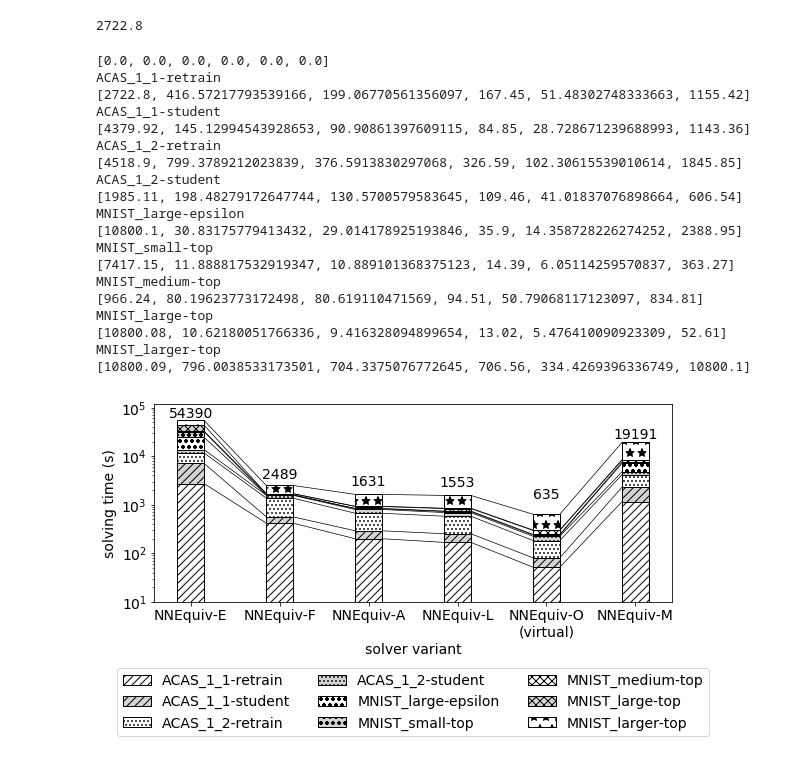
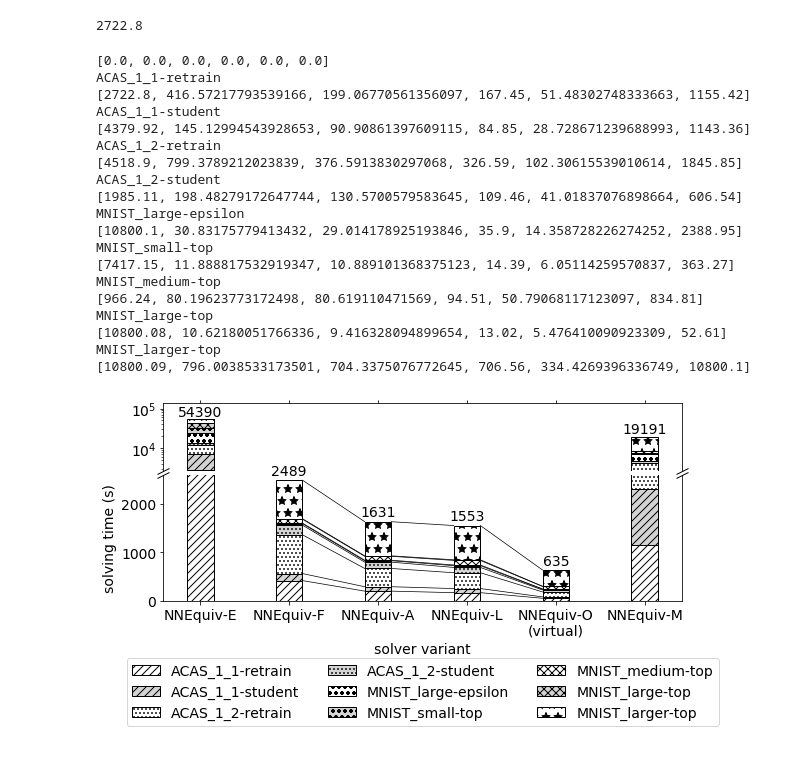
Before and after one commit to samysweb/nnequiv-experiments, a Jupyter notebook: analysis/Solved Instances-Versions-Star.ipynb, the cells around one changed output. Drawn from its saved outputs; the diff is of its cells as text; code cells hidden in the pictures.

```diff
--- a/analysis/Solved Instances-Versions-Star.ipynb
+++ b/analysis/Solved Instances-Versions-Star.ipynb
@@ -119,9 +119,14 @@ benchmarks_labels = {
 }
 plt.rcParams.update({'font.size': 14})
 width=0.3
-fig = plt.figure(figsize=(9,5))
-ax  = fig.add_subplot(111)
-ax.set_position([0.12,0.4,0.8,0.55])
+#fig = plt.figure(figsize=(9,5))
+#ax  = fig.add_subplot(111)
+
+fig, (ax1, ax2) = plt.subplots(2, 1, sharex=True, gridspec_kw={'height_ratios': [1, 3]},figsize=(9,5))
+fig.subplots_adjust(hspace=0.05)  # adjust space between axes
+#ax1.set_position([0.12,0.4,0.8,0.55])
+ax2.set_position([0.12,0.4,0.8,0.35])
+ax1.set_position([0.12,0.76,0.8,0.19])
 bottom = [0.0]*len(labels)
 print(bottom)
 for b in benchmarks:
@@ -150,46 +155,71 @@ for b in benchmarks:
                 vals.append(0)
             else:
                 vals.append(v)
-        if i >= 1 and v is not None and last_val is not None:
-            ax.plot([i-1+(width/2),i-(width/2)],[last_val+bottom[i-1], v+bottom[i]],color='black',linewidth=0.7)
+        if i >= 2 and i < 5 and v is not None and last_val is not None:
+            #ax1.plot([i-1+(width/2),i-(width/2)],[last_val+bottom[i-1], v+bottom[i]],color='black',linewidth=0.7)
+            ax2.plot([i-1+(width/2),i-(width/2)],[last_val+bottom[i-1], v+bottom[i]],color='black',linewidth=0.7)
         last_val=v
     print(benchmarks_labels[b])
     print(vals)
-    ax.bar(labels, vals, 0.3, label=benchmarks_labels[b], bottom=bottom, linewidth=1, edgecolor='black', **next(styles))
+    stylevals = next(styles)
+    ax1.bar(labels, vals, 0.3, label=benchmarks_labels[b], bottom=bottom, linewidth=1, edgecolor='black', **stylevals)
+    ax2.bar(labels, vals, 0.3, label=benchmarks_labels[b], bottom=bottom, linewidth=1, edgecolor='black', **stylevals)
     #ax.plot(labels, vals, label=benchmarks_labels[b], linewidth=1,zorder=10)
     bottom=np.array(bottom)+np.array([v if v is not None else 0 for v in vals])
 for i, b in enumerate(bottom):
-    ax.text(i, b+500,
-                f"{b:.0f}",
-                ha='center', va='bottom', rotation=0)
-ax.set_yscale('log')
+    if i == 0 or i == 5:
+        ax1.text(i, b+500,
+                    f"{b:.0f}",
+                    ha='center', va='bottom', rotation=0)
+    else:
+        ax2.text(i, b+50,
+                    f"{b:.0f}",
+                    ha='center', va='bottom', rotation=0)
+ax1.set_yscale('log')
+ax1.set_ylim(2600,140000)
+ax2.set_ylim(0,2600)
+
+
 #fig.set_figwidth(8)
 #fig.set_figheight(4)
 #plt.ylim((5,90000))
-plt.ylim((10,120000))
-ax.set_ylabel('solving time (s)')
-ax.set_xlabel('solver variant')
-plt.legend(loc='upper center',bbox_to_anchor=(0.5, -0.3),ncol=3)
+#plt.ylim((10,120000))
+ax2.set_ylabel('solving time (s)')
+ax2.set_xlabel('solver variant')
+
+ax1.spines["bottom"].set_visible(False)
+ax2.spines["top"].set_visible(False)
+ax1.xaxis.tick_top()
+ax1.tick_params(labeltop=False)  # don't put tick labels at the top
+ax2.xaxis.tick_bottom()
+
+d = .5  # proportion of vertical to horizontal extent of the slanted line
+kwargs = dict(marker=[(-1, -d), (1, d)], markersize=12,
+              linestyle="none", color='k', mec='k', mew=1, clip_on=False)
+ax1.plot([0, 1], [0, 0], transform=ax1.transAxes, **kwargs)
+ax2.plot([0, 1], [1, 1], transform=ax2.transAxes, **kwargs)
+
+plt.legend(loc='upper center',bbox_to_anchor=(0.5, -0.4),ncol=3)
 plt.show()
 fig.savefig('versions.png',dpi=400)
 # %% [output]
 [0.0, 0.0, 0.0, 0.0, 0.0, 0.0]
 ACAS_1_1-retrain
 [2722.8, 416.57217793539166, 199.06770561356097, 167.45, 51.48302748333663, 1155.42]
 ACAS_1_1-student
 [4379.92, 145.12994543928653, 90.90861397609115, 84.85, 28.728671239688993, 1143.36]
 ACAS_1_2-retrain
 [4518.9, 799.3789212023839, 376.5913830297068, 326.59, 102.30615539010614, 1845.85]
 ACAS_1_2-student
 [1985.11, 198.48279172647744, 130.5700579583645, 109.46, 41.01837076898664, 606.54]
 MNIST_large-epsilon
 [10800.1, 30.83175779413432, 29.014178925193846, 35.9, 14.358728226274252, 2388.95]
 MNIST_small-top
 [7417.15, 11.888817532919347, 10.889101368375123, 14.39, 6.05114259570837, 363.27]
 MNIST_medium-top
 [966.24, 80.19623773172498, 80.619110471569, 94.51, 50.79068117123097, 834.81]
 MNIST_large-top
 [10800.08, 10.62180051766336, 9.416328094899654, 13.02, 5.476410090923309, 52.61]
 MNIST_larger-top
 [10800.09, 796.0038533173501, 704.3375076772645, 706.56, 334.4269396336749, 10800.1]
-[figure, old version]
+[figure, new version]
```
